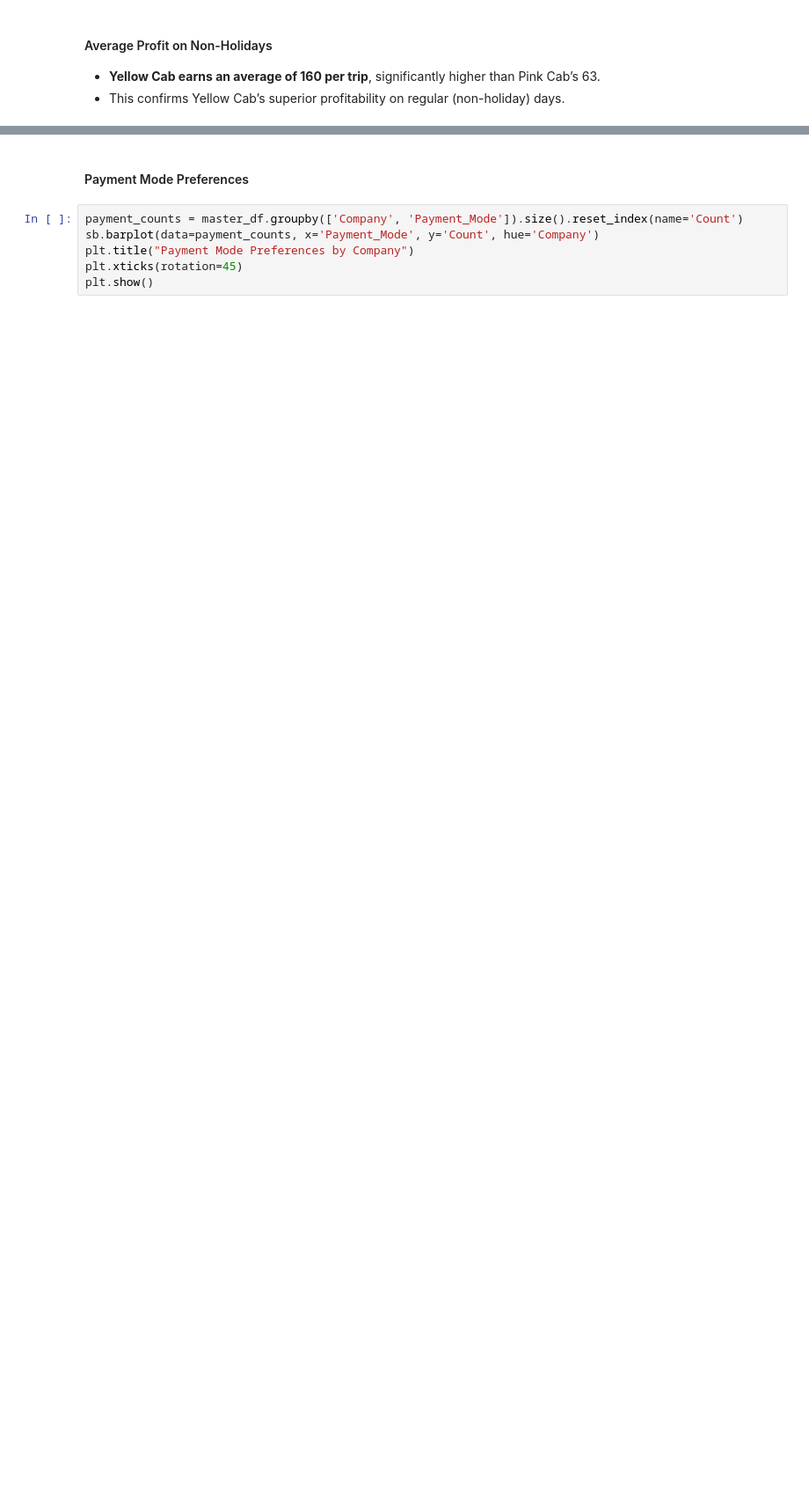
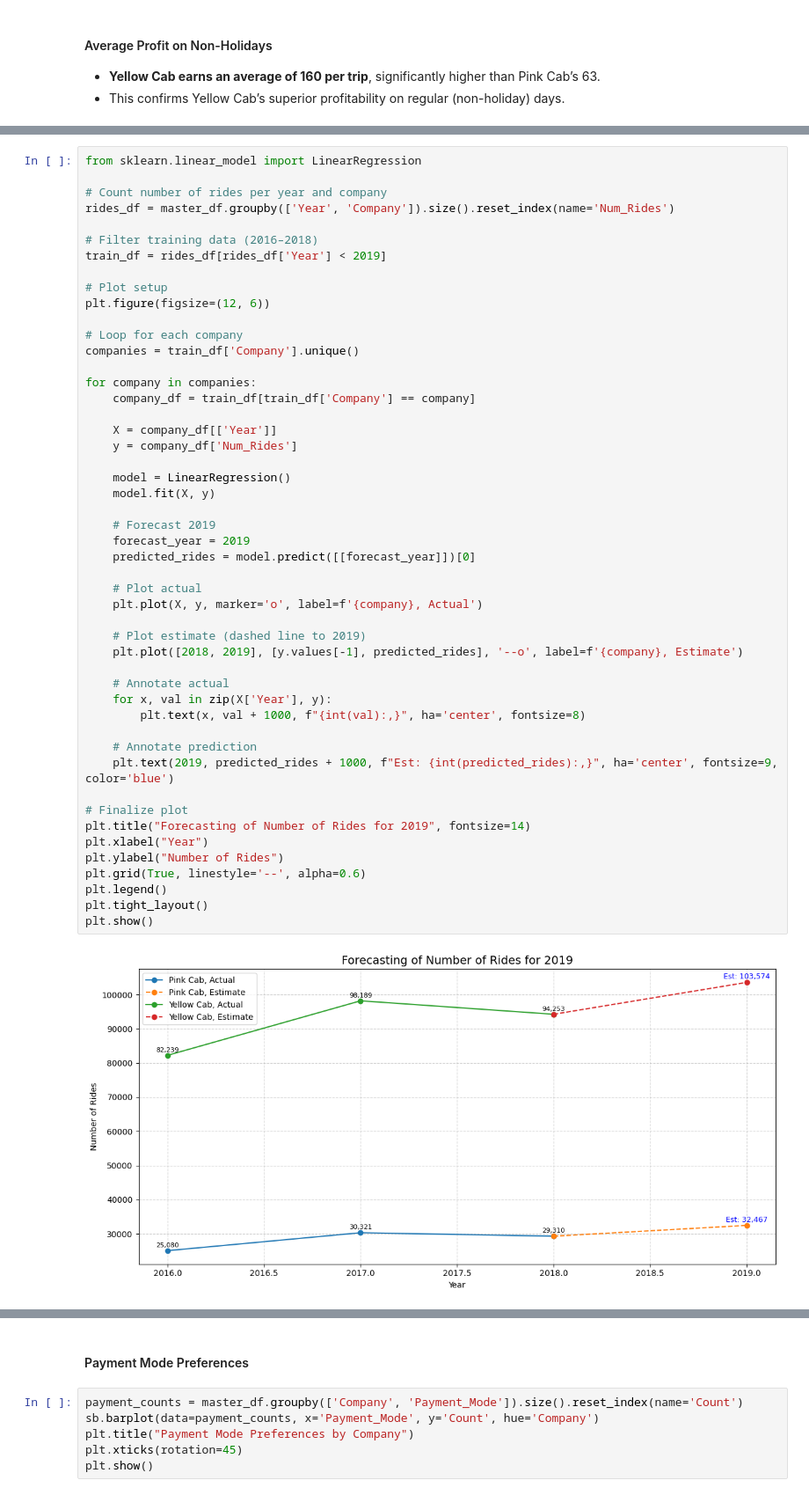
Before and after one commit to najmaabdi99/CAB-INVESTMENT-ANALYSIS-PROJECT, a Jupyter notebook: EDA NOTEBOOK.ipynb, the cells around one changed output, grey strips where cells are left out. Shown at 88% size. Saved outputs shown, nothing was run; the diff lists cells and outputs as text; blank space fills up the shorter version.

```diff
--- a/EDA NOTEBOOK.ipynb
+++ b/EDA NOTEBOOK.ipynb
@@ -600,0 +660,51 @@ plt.show()
+# %%
+from sklearn.linear_model import LinearRegression
+
+# Count number of rides per year and company
+rides_df = master_df.groupby(['Year', 'Company']).size().reset_index(name='Num_Rides')
+
+# Filter training data (2016–2018)
+train_df = rides_df[rides_df['Year'] < 2019]
+
+# Plot setup
+plt.figure(figsize=(12, 6))
+
+# Loop for each company
+companies = train_df['Company'].unique()
+
+for company in companies:
+    company_df = train_df[train_df['Company'] == company]
+
+    X = company_df[['Year']]
+    y = company_df['Num_Rides']
+
+    model = LinearRegression()
+    model.fit(X, y)
+
+    # Forecast 2019
+    forecast_year = 2019
+    predicted_rides = model.predict([[forecast_year]])[0]
+
+    # Plot actual
+    plt.plot(X, y, marker='o', label=f'{company}, Actual')
+
+    # Plot estimate (dashed line to 2019)
+    plt.plot([2018, 2019], [y.values[-1], predicted_rides], '--o', label=f'{company}, Estimate')
+
+    # Annotate actual
+    for x, val in zip(X['Year'], y):
+        plt.text(x, val + 1000, f"{int(val):,}", ha='center', fontsize=8)
+
+    # Annotate prediction
+    plt.text(2019, predicted_rides + 1000, f"Est: {int(predicted_rides):,}", ha='center', fontsize=9, color='blue')
+
+# Finalize plot
+plt.title("Forecasting of Number of Rides for 2019", fontsize=14)
+plt.xlabel("Year")
+plt.ylabel("Number of Rides")
+plt.grid(True, linestyle='--', alpha=0.6)
+plt.legend()
+plt.tight_layout()
+plt.show()
+# %% [output]
+[figure, added]
```
Also changed, not shown: parts of 28 cells of this notebook, 1 other file.
